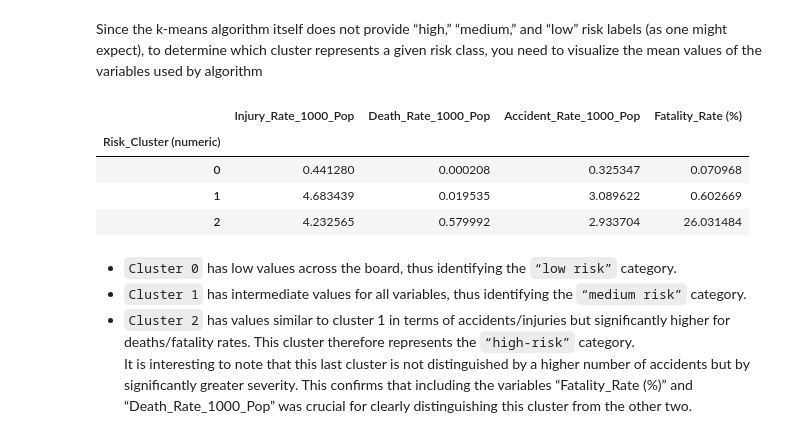
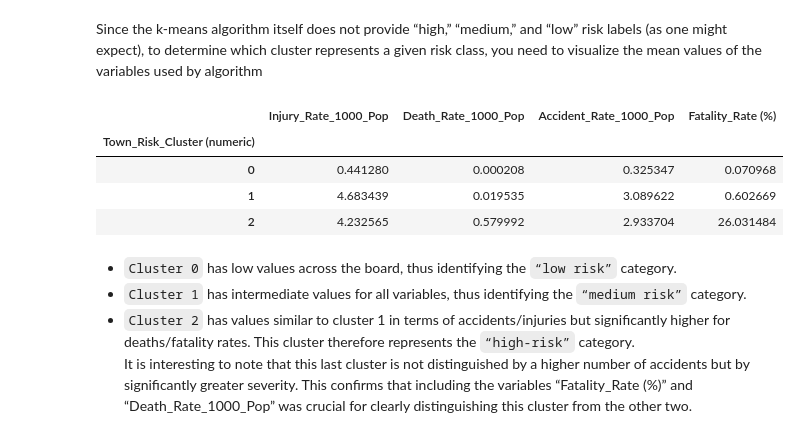
Before and after one commit to Aaronstriker/Final-Project-master-boolean-Data-Analytics, a Jupyter notebook: main_notebook.ipynb, the cells around one changed output. Drawn from its saved outputs; the diff is of its cells as text; code cells hidden in the pictures.

```diff
--- a/main_notebook.ipynb
+++ b/main_notebook.ipynb
@@ -990,14 +990,14 @@ kmeans = KMeans(n_clusters=3, random_state=42, n_init=10)
 cluster_labels = kmeans.fit_predict(clustering_features_scaled_df)
 
 # add the cluster labels to the original dataframe so risk lables will be linked to towns' information
-merged_df['Risk_Cluster (numeric)'] = cluster_labels
+merged_df['Town_Risk_Cluster (numeric)'] = cluster_labels
 # %% [markdown]
 Since the k-means algorithm itself does not provide “high,” “medium,” and “low” risk labels (as one might expect), to determine which cluster represents a given risk class, you need to visualize the mean values of the variables used by algorithm
 # %%
-merged_df.groupby('Risk_Cluster (numeric)')[['Injury_Rate_1000_Pop', 'Death_Rate_1000_Pop', 'Accident_Rate_1000_Pop', 'Fatality_Rate (%)']].mean()
+merged_df.groupby('Town_Risk_Cluster (numeric)')[['Injury_Rate_1000_Pop', 'Death_Rate_1000_Pop', 'Accident_Rate_1000_Pop', 'Fatality_Rate (%)']].mean()
 # %% [output]
 |  | Injury_Rate_1000_Pop | Death_Rate_1000_Pop | Accident_Rate_1000_Pop | Fatality_Rate (%) |
-| Risk_Cluster (numeric) |  |  |  |  |
+| Town_Risk_Cluster (numeric) |  |  |  |  |
 | 0 | 0.441280 | 0.000208 | 0.325347 | 0.070968 |
 | 1 | 4.683439 | 0.019535 | 3.089622 | 0.602669 |
 | 2 | 4.232565 | 0.579992 | 2.933704 | 26.031484 |
```
Also changed, not shown: parts of 10 cells of this notebook, 1 other file.
